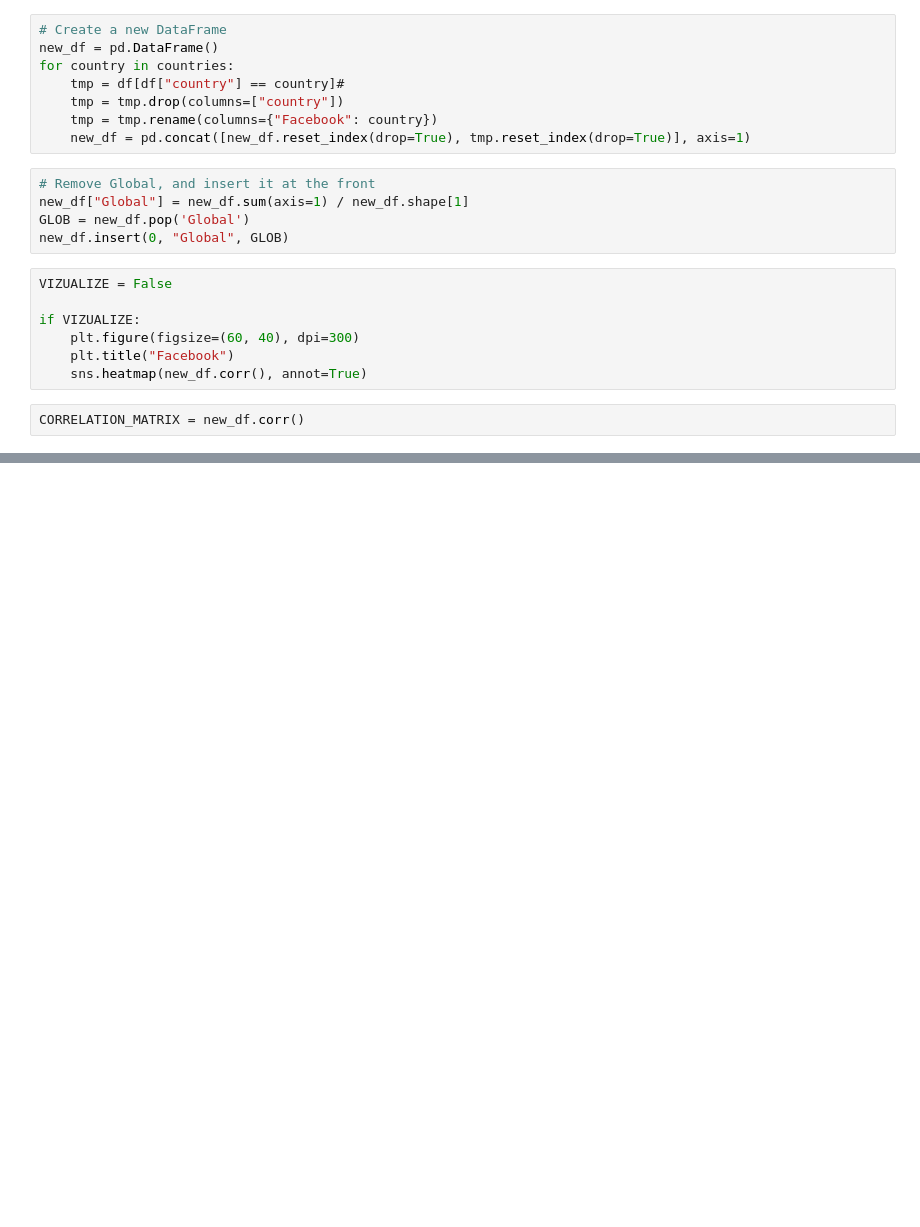
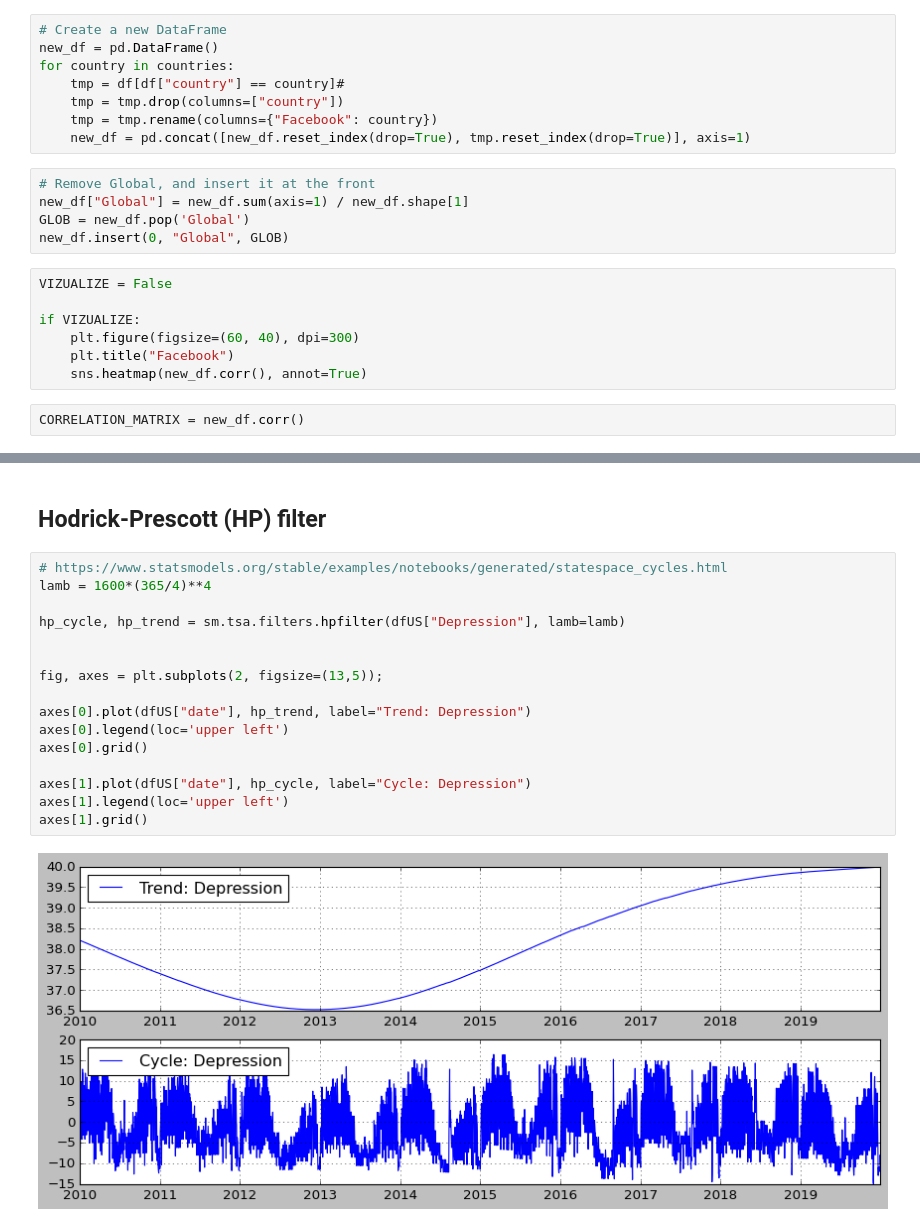
Before and after one commit to andreasoie/bigdata, a Jupyter notebook: corr_matrix.ipynb, the cells around one changed output, grey strips where cells are left out. Drawn from its saved outputs; the diff is of its cells as text; blank space fills up the shorter version.

```diff
--- a/corr_matrix.ipynb
+++ b/corr_matrix.ipynb
@@ -38,0 +100,20 @@ CORRELATION_MATRIX = new_df.corr()
+# %% [markdown]
+## Hodrick-Prescott (HP) filter
+# %%
+# https://www.statsmodels.org/stable/examples/notebooks/generated/statespace_cycles.html
+lamb = 1600*(365/4)**4
+
+hp_cycle, hp_trend = sm.tsa.filters.hpfilter(dfUS["Depression"], lamb=lamb)
+
+
+fig, axes = plt.subplots(2, figsize=(13,5));
+
+axes[0].plot(dfUS["date"], hp_trend, label="Trend: Depression")
+axes[0].legend(loc='upper left')
+axes[0].grid()
+
+axes[1].plot(dfUS["date"], hp_cycle, label="Cycle: Depression")
+axes[1].legend(loc='upper left')
+axes[1].grid()
+# %% [output]
+[figure, added]
```
Also changed, not shown: parts of 12 cells of this notebook.
